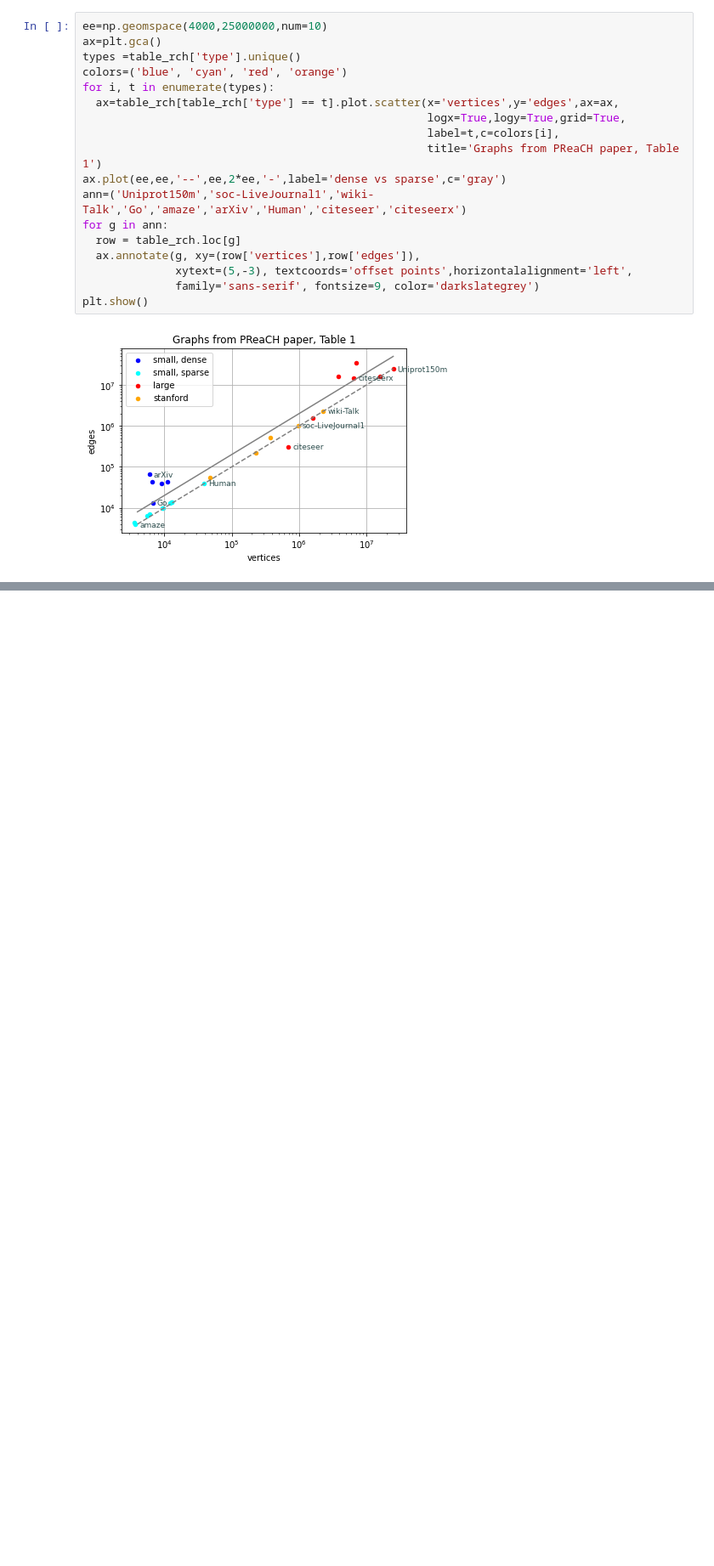
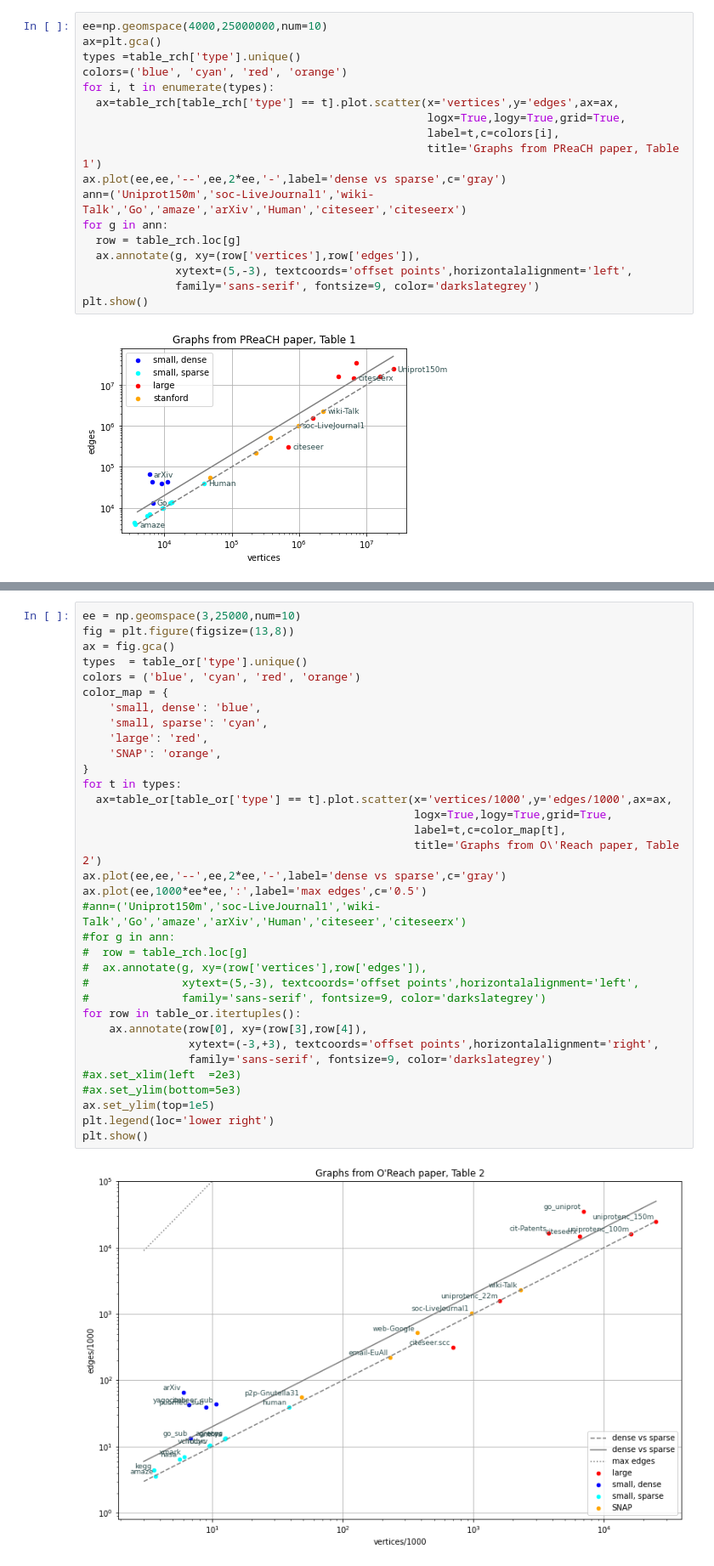
Before and after one commit to jnareb/git-commit-graph-ext, a Jupyter notebook: 11_datasets.ipynb, the cells around one changed output, grey strips where cells are left out. Shown at 85% size. Saved outputs shown, nothing was run; the diff lists cells and outputs as text; blank space fills up the shorter version.

```diff
--- a/11_datasets.ipynb
+++ b/11_datasets.ipynb
@@ -273,0 +371,36 @@ plt.show()
+# %%
+ee = np.geomspace(3,25000,num=10)
+fig = plt.figure(figsize=(13,8))
+ax = fig.gca()
+types  = table_or['type'].unique()
+colors = ('blue', 'cyan', 'red', 'orange')
+color_map = {
+    'small, dense': 'blue',
+    'small, sparse': 'cyan',
+    'large': 'red',
+    'SNAP': 'orange',
+}
+for t in types:
+  ax=table_or[table_or['type'] == t].plot.scatter(x='vertices/1000',y='edges/1000',ax=ax,
+                                                  logx=True,logy=True,grid=True,
+                                                  label=t,c=color_map[t],
+                                                  title='Graphs from O\'Reach paper, Table 2')
+ax.plot(ee,ee,'--',ee,2*ee,'-',label='dense vs sparse',c='gray')
+ax.plot(ee,1000*ee*ee,':',label='max edges',c='0.5')
+#ann=('Uniprot150m','soc-LiveJournal1','wiki-Talk','Go','amaze','arXiv','Human','citeseer','citeseerx')
+#for g in ann:
+#  row = table_rch.loc[g]
+#  ax.annotate(g, xy=(row['vertices'],row['edges']),
+#              xytext=(5,-3), textcoords='offset points',horizontalalignment='left',
+#              family='sans-serif', fontsize=9, color='darkslategrey')
+for row in table_or.itertuples():
+    ax.annotate(row[0], xy=(row[3],row[4]),
+                xytext=(-3,+3), textcoords='offset points',horizontalalignment='right',
+                family='sans-serif', fontsize=9, color='darkslategrey')
+#ax.set_xlim(left  =2e3)
+#ax.set_ylim(bottom=5e3)
+ax.set_ylim(top=1e5)
+plt.legend(loc='lower right')
+plt.show()
+# %% [output]
+[figure, added]
```
Also changed, not shown: parts of 8 cells of this notebook, 2 other files.
